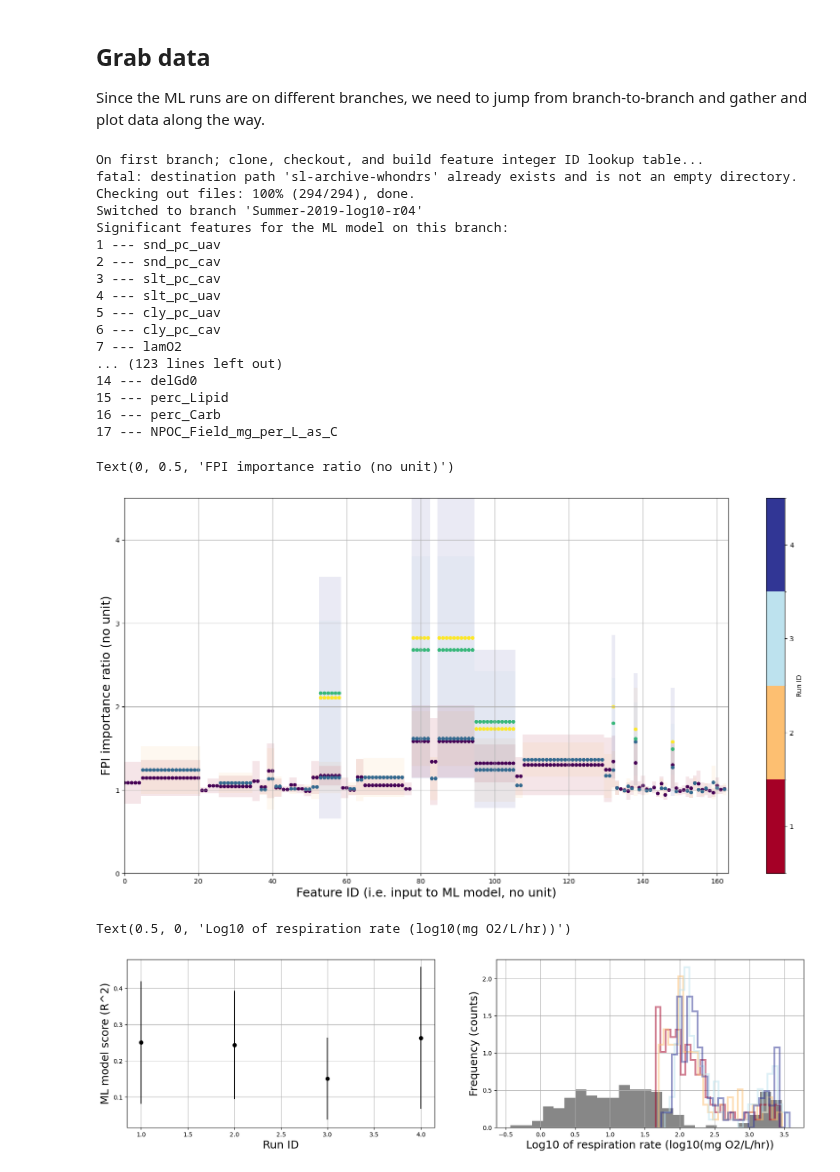
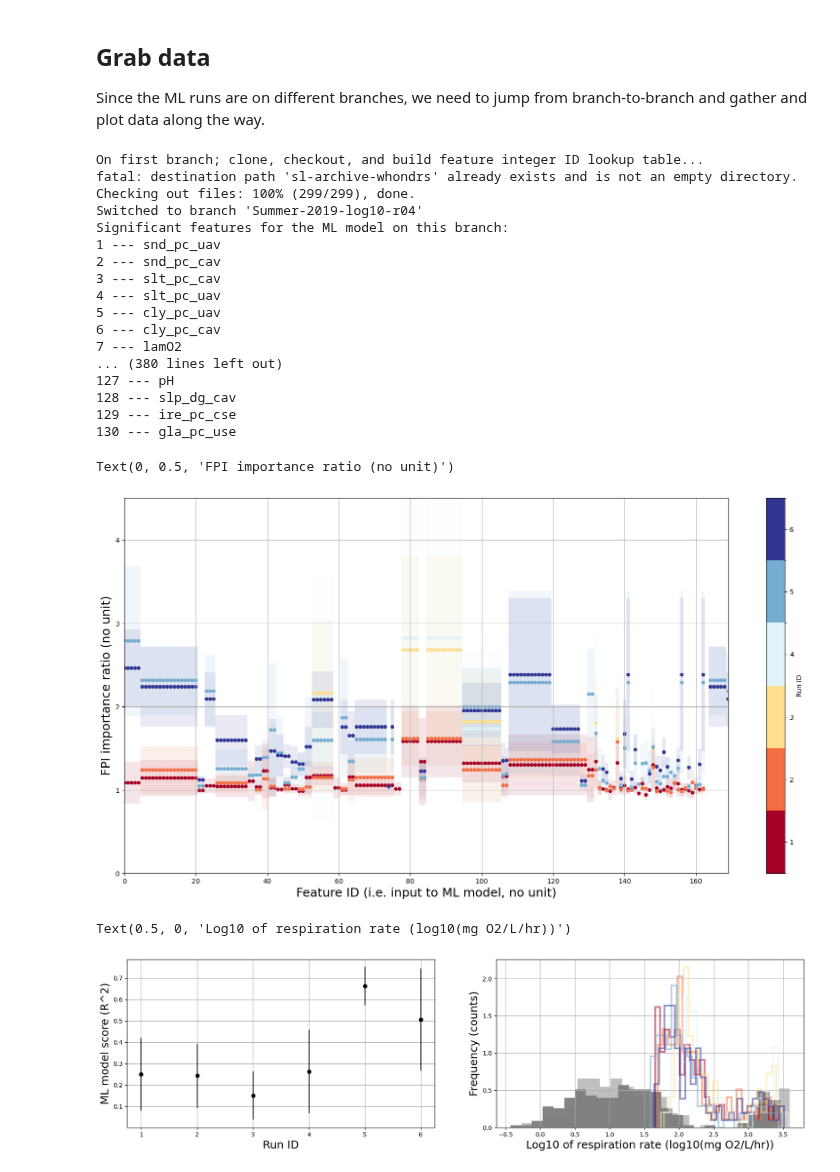
Before and after one commit to parallelworks/sl-archive-whondrs, a Jupyter notebook: examples/plot_fpi_results.ipynb, the cells around one changed output. Cells and saved outputs as stored; diff of their text form; code cells hidden in the pictures.

Commit message:
Fixed bugs with scaling scatter plot items to colorbar, added run

```diff
--- a/examples/plot_fpi_results.ipynb
+++ b/examples/plot_fpi_results.ipynb
@@ -31,11 +31,18 @@ Since the ML runs are on different branches, we need to jump from branch-to-bran
 # r02 - subset of features (134 - based on r01), FPI cutoff = 0.5
 # r03 - subset of features (134 - based on r01), FPI cutoff = 0.7
 # r04 - all features (163), FPI cutoff = 0.7
-# r05 - subset of featuers (35 - based on r04), FPI cutoff = 0.7
+# r05 - subset of features (35 - based on r04), FPI cutoff = 0.7
 # r05b - repeat r05
+
+# Merged S19S-SSS - r01 is likely not useful for FPI because
+# half the dataset has fill values for isotopes, sediment, NPOC,
+# cytometry, and %C/%N b/c those features are not available in SSS
+# (I made a mistake and forgot that it's not just FTICR that is missing
+# in SSS.)
 # S19S-SSS-log10-r01 - merged S19S-SSS data with no FTICR, all 145 input vars, FPI cutoff = 0.7
-list_branches = ['Summer-2019-log10-r04', 'Summer-2019-log10-r03','Summer-2019-log10-r05','Summer-2019-log10-r05b'] #,'S19S-SSS-log10-r01']
-list_colors = ['r','y','b','g','k']
+# S19S-SSS-log10-r02 - merged S19S-SSS data with no FTICR, isotopes, sediment, NPOC, cytometry, %C/%N, all 130 input vars, FPI cutoff = 0.7
+#list_branches = ['Summer-2019-log10-r04', 'Summer-2019-log10-r03','Summer-2019-log10-r05','Summer-2019-log10-r05b']
+list_branches = ['Summer-2019-log10-r04','Summer-2019-log10-r03','Summer-2019-log10-r05','Summer-2019-log10-r05b','S19S-SSS-log10-r01','S19S-SSS-log10-r02']
 fpi_max = 0.0
 
 # Initialize empty dataframes
@@ -45,7 +52,8 @@ train_hist = pd.DataFrame(columns=list_branches)
 predict_hist = pd.DataFrame(columns=list_branches)
 
 # Initialize a plot
-fig, ax = plt.subplots(1,1,figsize=(20,10))
+fig, ax = plt.subplots(1,1,figsize=(20,10)) #,facecolor='black')
+#ax.set_facecolor('black')
 
 # Set up colormap
 cmap = mpl.cm.RdYlBu
@@ -207,41 +215,43 @@ for ll,branch in enumerate(list_branches):
     # assess bias in the ML models
     train_all = pd.read_csv(repo_prefix+repo_name+'/input_data/WHONDRS_Data.csv')
     train_hist[branch] = train_all['Normalized_Respiration_Rate_mg_DO_per_H_per_L_sediment']
     predict_all = pd.read_csv(repo_prefix+repo_name+'/output_data/unfiltered_predict_output_avg.csv')
     predict_hist[branch] = predict_all['Normalized_Respiration_Rate_mg_DO_per_H_per_L_sediment']
 
 # Done with looping over branches
 
 # Scatter color plot the means
-ax.scatter(scatter_id,scatter_mean,s=scatter_size,c=scatter_color)
+# Note that I need to scale the color data manually so it matches
+# the colormap I set above.
+ax.scatter(scatter_id,scatter_mean,s=scatter_size,c=cmap((np.array(scatter_color, dtype='float32') - 1)/(len(list_branches) - 1)))
 
 ax.grid()
 
 plt.xlim(0,len(feature_id_name_dict))
 plt.ylim(0,fpi_max)
 
 plt.xlabel('Feature ID (i.e. input to ML model, no unit)', fontsize=18)
 plt.ylabel('FPI importance ratio (no unit)', fontsize=18)
 # %% [output]
 On first branch; clone, checkout, and build feature integer ID lookup table...
 fatal: destination path 'sl-archive-whondrs' already exists and is not an empty directory.
-Checking out files: 100% (294/294), done.
+Checking out files: 100% (299/299), done.
 Switched to branch 'Summer-2019-log10-r04'
 Significant features for the ML model on this branch:
 1 --- snd_pc_uav
 2 --- snd_pc_cav
 3 --- slt_pc_cav
 4 --- slt_pc_uav
 5 --- cly_pc_uav
 6 --- cly_pc_cav
 7 --- lamO2
-... (123 lines left out)
-14 --- delGd0
-15 --- perc_Lipid
-16 --- perc_Carb
-17 --- NPOC_Field_mg_per_L_as_C
+... (380 lines left out)
+127 --- pH
+128 --- slp_dg_cav
+129 --- ire_pc_cse
+130 --- gla_pc_use
 Text(0, 0.5, 'FPI importance ratio (no unit)')
-[figure, old version]
+[figure, new version]
 # %%
 # Set up side-by-side plot
 fig, (ax0, ax1)  = plt.subplots(1,2,figsize=(20,5))
@@ -270,7 +280,7 @@ ax1.set_ylabel('Frequency (counts)', fontsize=18)
 ax1.set_xlabel('Log10 of respiration rate (log10(mg O2/L/hr))', fontsize=18)
 # %% [output]
 Text(0.5, 0, 'Log10 of respiration rate (log10(mg O2/L/hr))')
-[figure, old version]
+[figure, new version]
 # %%
 feature_id_name_dict
 # %% [output]
```
Also changed, not shown: parts of 1 cell of this notebook.
